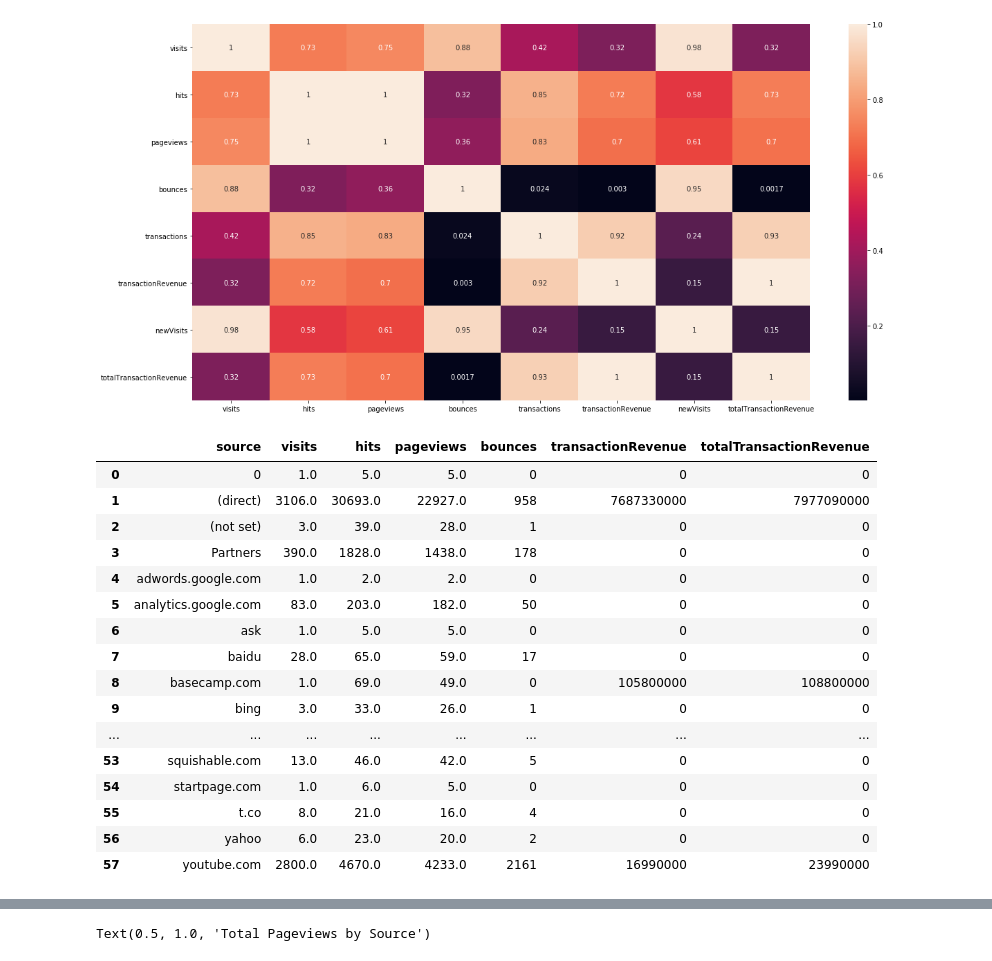
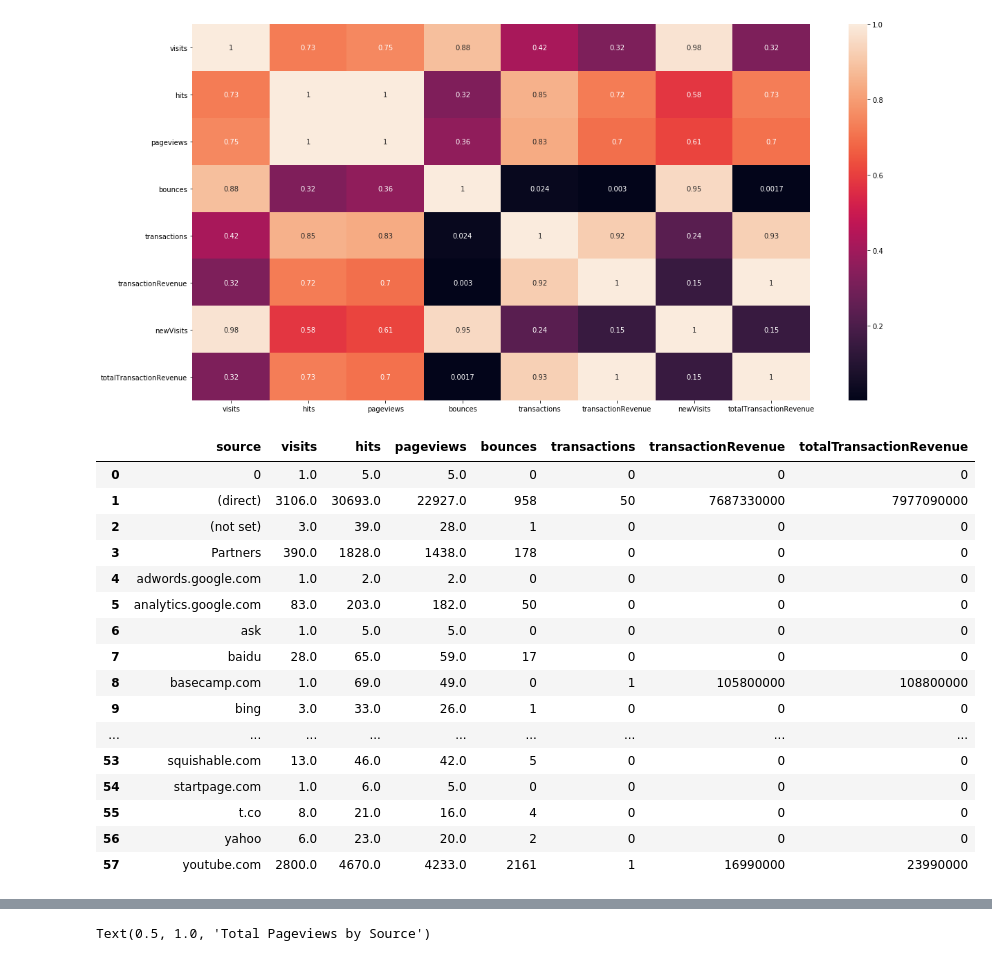
Before and after one commit to RashiSinghvi/Multichannel_Marketing_Attributes, a Jupyter notebook: MCA_ROI.ipynb, the cells around one changed output, grey strips where cells are left out. Cells and saved outputs as stored; diff of their text form; code cells hidden in the pictures.

```diff
--- a/MCA_ROI.ipynb
+++ b/MCA_ROI.ipynb
@@ -201,29 +205,29 @@ c
 # %%
 s_1=data.groupby("source").sum()
 
 s_1.reset_index(inplace=True)
 
-s_1.drop(columns=["visitNumber","visitId","visitStartTime" ,"date" ,"transactions","newVisits"],inplace=True)
+s_1.drop(columns=["visitNumber","visitId","visitStartTime" ,"date" ,"newVisits"],inplace=True)
 
 s_1
 # %% [output]
-|  | source | visits | hits | pageviews | bounces | transactionRevenue | totalTransactionRevenue |
-| 0 | 0 | 1.0 | 5.0 | 5.0 | 0 | 0 | 0 |
-| 1 | (direct) | 3106.0 | 30693.0 | 22927.0 | 958 | 7687330000 | 7977090000 |
-| 2 | (not set) | 3.0 | 39.0 | 28.0 | 1 | 0 | 0 |
-| 3 | Partners | 390.0 | 1828.0 | 1438.0 | 178 | 0 | 0 |
-| 4 | adwords.google.com | 1.0 | 2.0 | 2.0 | 0 | 0 | 0 |
-| 5 | analytics.google.com | 83.0 | 203.0 | 182.0 | 50 | 0 | 0 |
-| 6 | ask | 1.0 | 5.0 | 5.0 | 0 | 0 | 0 |
-| 7 | baidu | 28.0 | 65.0 | 59.0 | 17 | 0 | 0 |
-| 8 | basecamp.com | 1.0 | 69.0 | 49.0 | 0 | 105800000 | 108800000 |
-| 9 | bing | 3.0 | 33.0 | 26.0 | 1 | 0 | 0 |
-| ... | ... | ... | ... | ... | ... | ... | ... |
-| 53 | squishable.com | 13.0 | 46.0 | 42.0 | 5 | 0 | 0 |
-| 54 | startpage.com | 1.0 | 6.0 | 5.0 | 0 | 0 | 0 |
-| 55 | t.co | 8.0 | 21.0 | 16.0 | 4 | 0 | 0 |
-| 56 | yahoo | 6.0 | 23.0 | 20.0 | 2 | 0 | 0 |
-| 57 | youtube.com | 2800.0 | 4670.0 | 4233.0 | 2161 | 16990000 | 23990000 |
+|  | source | visits | hits | pageviews | bounces | transactions | transactionRevenue | totalTransactionRevenue |
+| 0 | 0 | 1.0 | 5.0 | 5.0 | 0 | 0 | 0 | 0 |
+| 1 | (direct) | 3106.0 | 30693.0 | 22927.0 | 958 | 50 | 7687330000 | 7977090000 |
+| 2 | (not set) | 3.0 | 39.0 | 28.0 | 1 | 0 | 0 | 0 |
+| 3 | Partners | 390.0 | 1828.0 | 1438.0 | 178 | 0 | 0 | 0 |
+| 4 | adwords.google.com | 1.0 | 2.0 | 2.0 | 0 | 0 | 0 | 0 |
+| 5 | analytics.google.com | 83.0 | 203.0 | 182.0 | 50 | 0 | 0 | 0 |
+| 6 | ask | 1.0 | 5.0 | 5.0 | 0 | 0 | 0 | 0 |
+| 7 | baidu | 28.0 | 65.0 | 59.0 | 17 | 0 | 0 | 0 |
+| 8 | basecamp.com | 1.0 | 69.0 | 49.0 | 0 | 1 | 105800000 | 108800000 |
+| 9 | bing | 3.0 | 33.0 | 26.0 | 1 | 0 | 0 | 0 |
+| ... | ... | ... | ... | ... | ... | ... | ... | ... |
+| 53 | squishable.com | 13.0 | 46.0 | 42.0 | 5 | 0 | 0 | 0 |
+| 54 | startpage.com | 1.0 | 6.0 | 5.0 | 0 | 0 | 0 | 0 |
+| 55 | t.co | 8.0 | 21.0 | 16.0 | 4 | 0 | 0 | 0 |
+| 56 | yahoo | 6.0 | 23.0 | 20.0 | 2 | 0 | 0 | 0 |
+| 57 | youtube.com | 2800.0 | 4670.0 | 4233.0 | 2161 | 1 | 16990000 | 23990000 |
 # %%
 
 plt.figure(figsize=(20,10))
```
Also changed, not shown: parts of 37 cells of this notebook.
